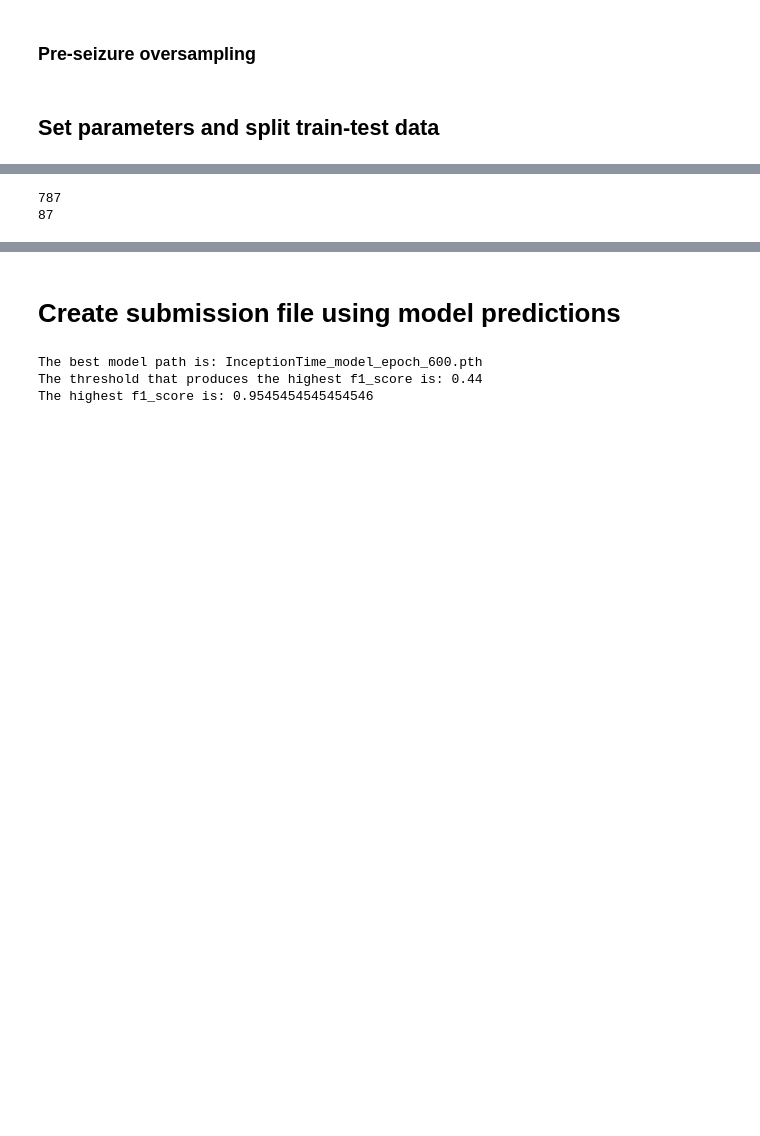
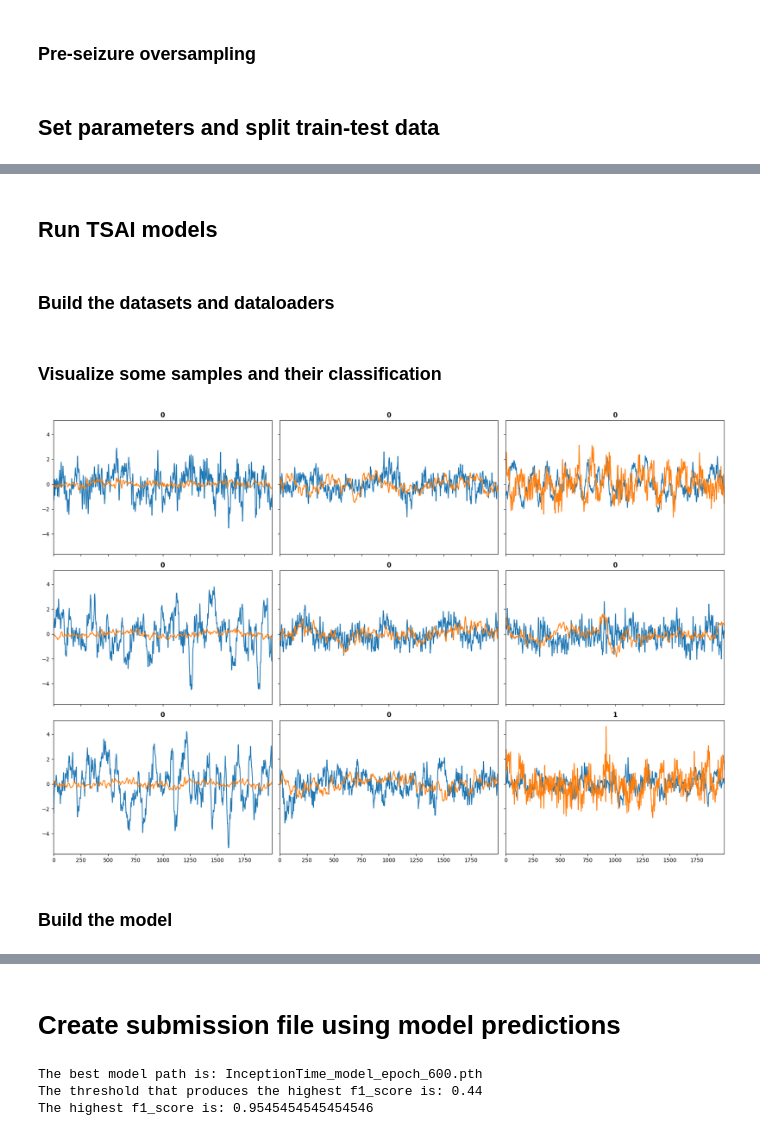
Before and after one commit to lucaase/ISD_Epilepsy_challenge, a Jupyter notebook: tortlab_tsai.ipynb, the cells around one changed output, grey strips where cells are left out. Saved outputs shown, nothing was run; the diff lists cells and outputs as text; code cells hidden in the pictures; blank space fills up the shorter version.

Commit message:
save first working version of TSAI notebook

```diff
--- a/tortlab_tsai.ipynb
+++ b/tortlab_tsai.ipynb
@@ -455,9 +196,18 @@ plt.show()
-# %%
-# print the index with the highest F1 score in validation set
-print(np.argmax(f1_scores_val_np))
-
-# print the index with the lowest difference between training and validation F1 scores, only include indices after 100 epochs
-print(np.argmin(np.abs(np.array(f1_scores_train_np[700:]) - np.array(f1_scores_val_np[700:]))))
-# %% [output]
-787
-87
+# %% [markdown]
+## Run TSAI models
+# %% [markdown]
+### Build the datasets and dataloaders
+# %%
+# Convert the data into datasets and dataloaders
+X, y, splits = combine_split_data([X_train, X_val], [y_train, y_val])
+tfms  = [None, [Categorize()]]
+dsets = TSDatasets(X, y, tfms=tfms, splits=splits, inplace=True)
+dls = TSDataLoaders.from_dsets(dsets.train, dsets.valid, bs=[64], batch_tfms=[TSStandardize()], num_workers=0)
+# %% [markdown]
+### Visualize some samples and their classification
+# %%
+dls.show_batch(sharey=True)
+# %% [output]
+[figure, added]
+# %% [markdown]
+### Build the model
```
Also changed, not shown: parts of 33 cells of this notebook.
